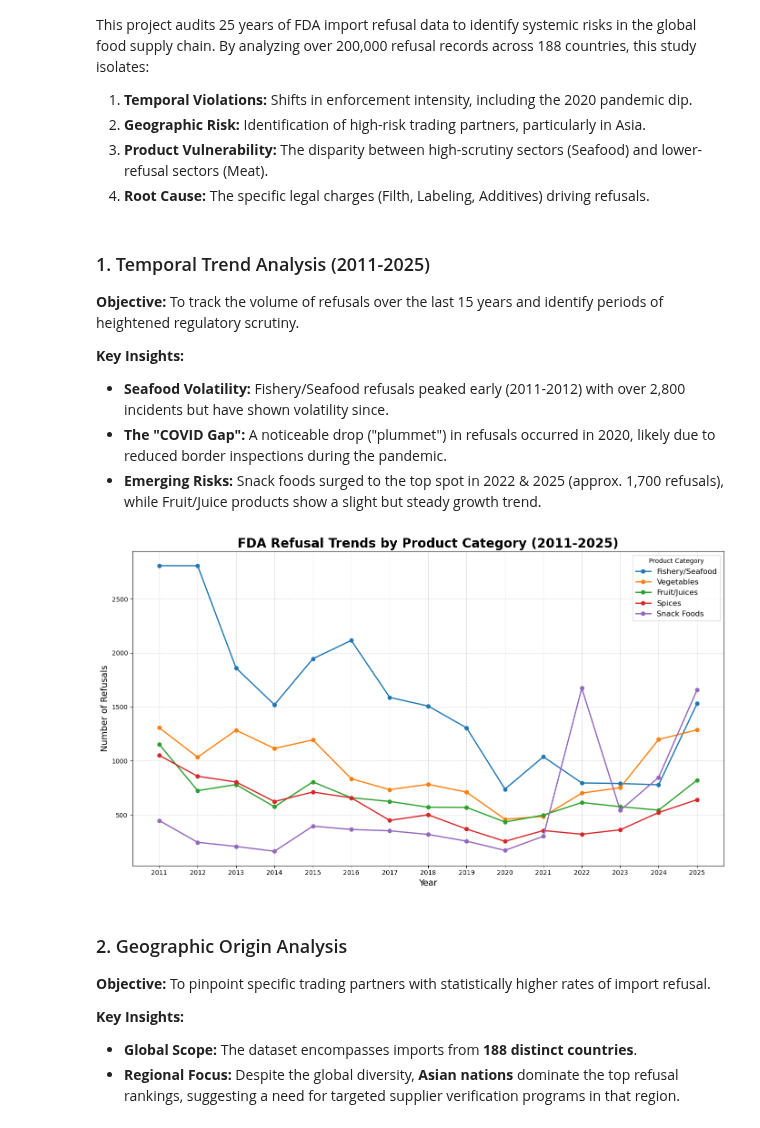
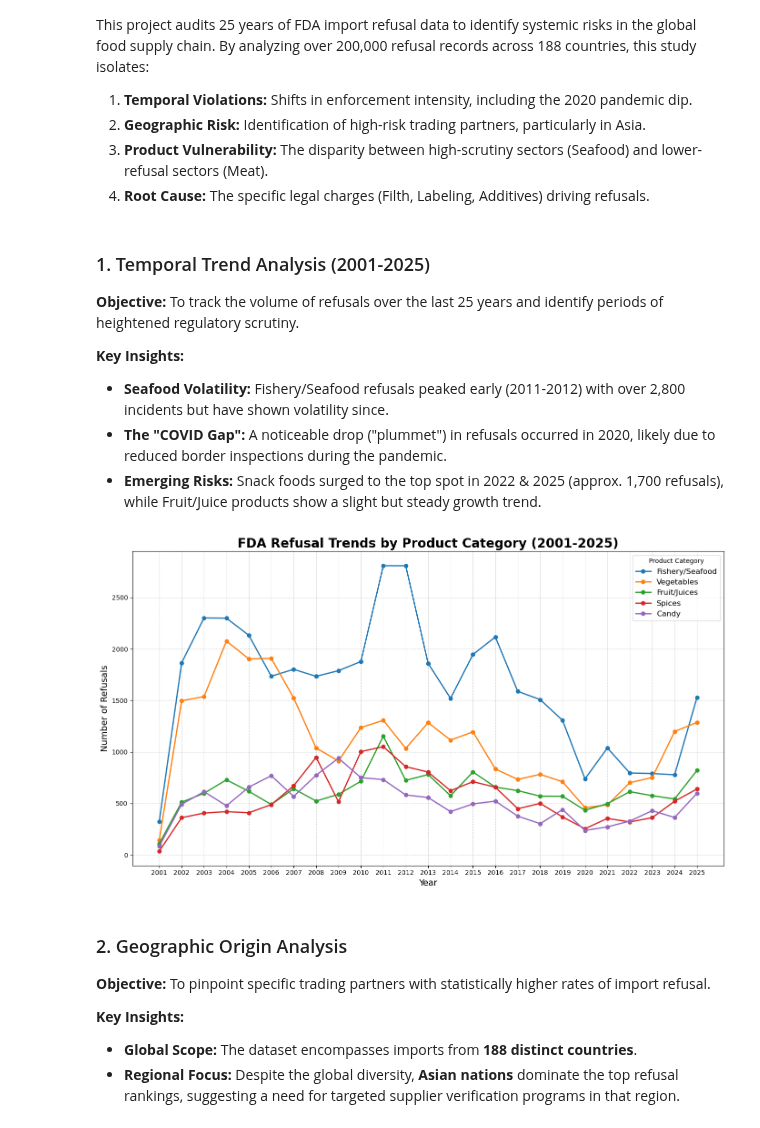
Before and after one commit to shafinahamed9/FDA-Import-Refusal-Audit, a Jupyter notebook: FDA_Import_Food_Refusals_Audit.ipynb, the cells around one changed output. Cells and saved outputs as stored; diff of their text form; code cells hidden in the pictures.

```diff
--- a/FDA_Import_Food_Refusals_Audit.ipynb
+++ b/FDA_Import_Food_Refusals_Audit.ipynb
@@ -42,42 +42,42 @@ product_category_map = {
 
 df['Product_category'] = df['Product_code'].map(product_category_map).fillna('Unknown/Others')
 # %% [markdown]
-### 1. Temporal Trend Analysis (2011-2025)
-**Objective:** To track the volume of refusals over the last 15 years and identify periods of heightened regulatory scrutiny.
+### 1. Temporal Trend Analysis (2001-2025)
+**Objective:** To track the volume of refusals over the last 25 years and identify periods of heightened regulatory scrutiny.
 
 **Key Insights:**
 * **Seafood Volatility:** Fishery/Seafood refusals peaked early (2011-2012) with over 2,800 incidents but have shown volatility since.
 * **The "COVID Gap":** A noticeable drop ("plummet") in refusals occurred in 2020, likely due to reduced border inspections during the pandemic.
 * **Emerging Risks:** Snack foods surged to the top spot in 2022 & 2025 (approx. 1,700 refusals), while Fruit/Juice products show a slight but steady growth trend.
 # %%
-#Filter data for 2011-2025
-df_year = df[(df['Year'] >= 2011) & (df['Year'] <= 2025)].copy()
+#Filter data for 2001-2025
+df_year = df[(df['Year'] >= 2001) & (df['Year'] <= 2025)].copy()
 
 #Identify Top 5 Categories for the multi-line chart
 top_5_cats = df_year ['Product_category'].value_counts().head(5).index
 
 #Plot
 plt.figure(figsize=(14, 8))
 
 #Loop through top categories to plot lines
 for cat in top_5_cats:
     cat_data = df_year[df_year['Product_category'] == cat]['Year'].value_counts().sort_index()
-    cat_data = cat_data.reindex(range(2011, 2026), fill_value=0)
+    cat_data = cat_data.reindex(range(2001, 2026), fill_value=0)
     plt.plot(cat_data.index, cat_data.values, marker='o', label=cat, linewidth=2)
 
 #Formatting
-plt.title('FDA Refusal Trends by Product Category (2011-2025)', fontsize=20, weight='bold')
+plt.title('FDA Refusal Trends by Product Category (2001-2025)', fontsize=20, weight='bold')
 plt.xlabel('Year', fontsize=14)
 plt.ylabel('Number of Refusals', fontsize=14)
-plt.xticks(range(2011, 2026))
+plt.xticks(range(2001, 2026))
 plt.grid(True, linestyle='--', alpha=0.5)
 plt.legend(title="Product Category", fontsize=12)
 #Display
 plt.tight_layout()
-plt.savefig('Refusals_Trend_2011_2025.png', dpi=300)
+plt.savefig('Refusals_Trend_2001_2025.png', dpi=300)
 plt.show()
 # %% [output]
-[figure, old version]
+[figure, new version]
 # %% [markdown]
 ### 2. Geographic Origin Analysis
 **Objective:** To pinpoint specific trading partners with statistically higher rates of import refusal.
```
Also changed, not shown: parts of 1 cell of this notebook, 1 other file.
